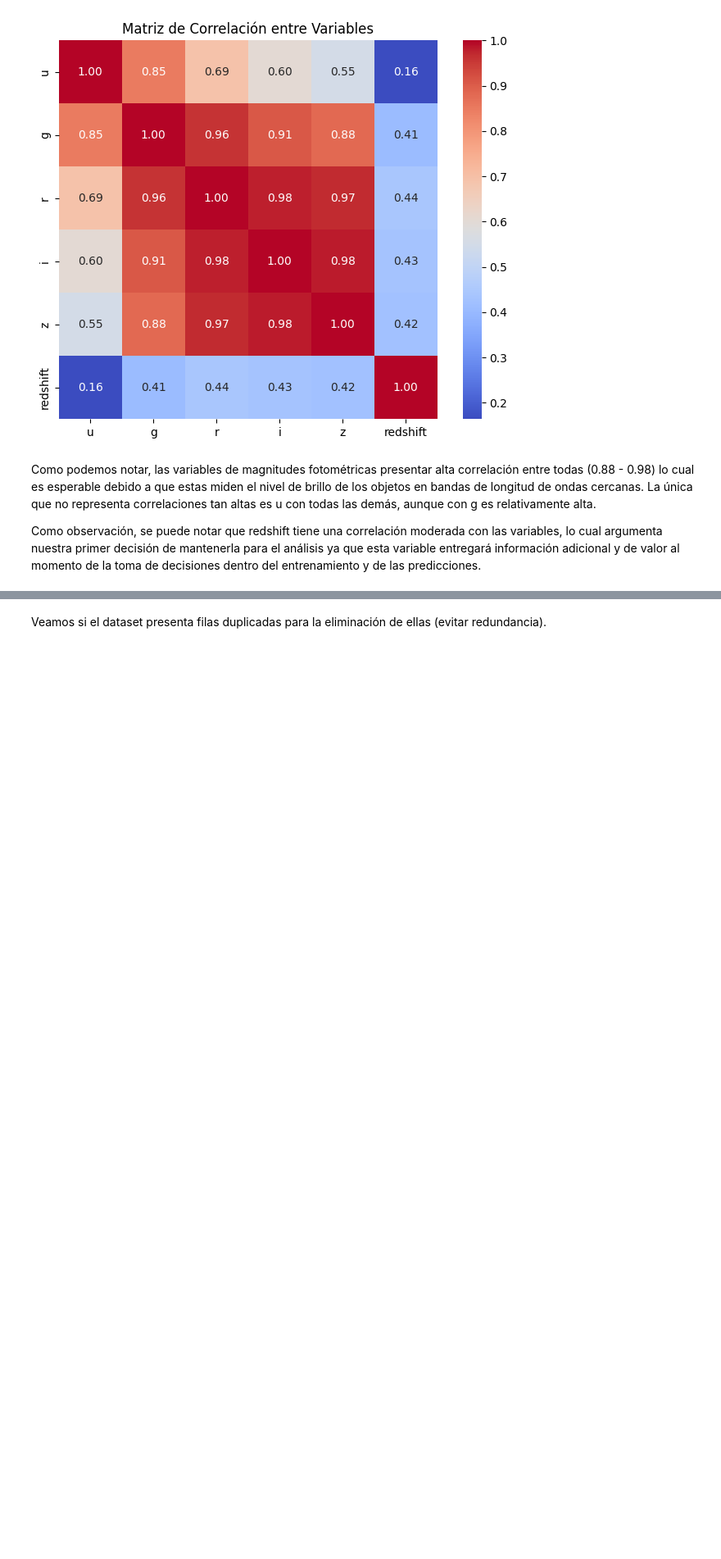
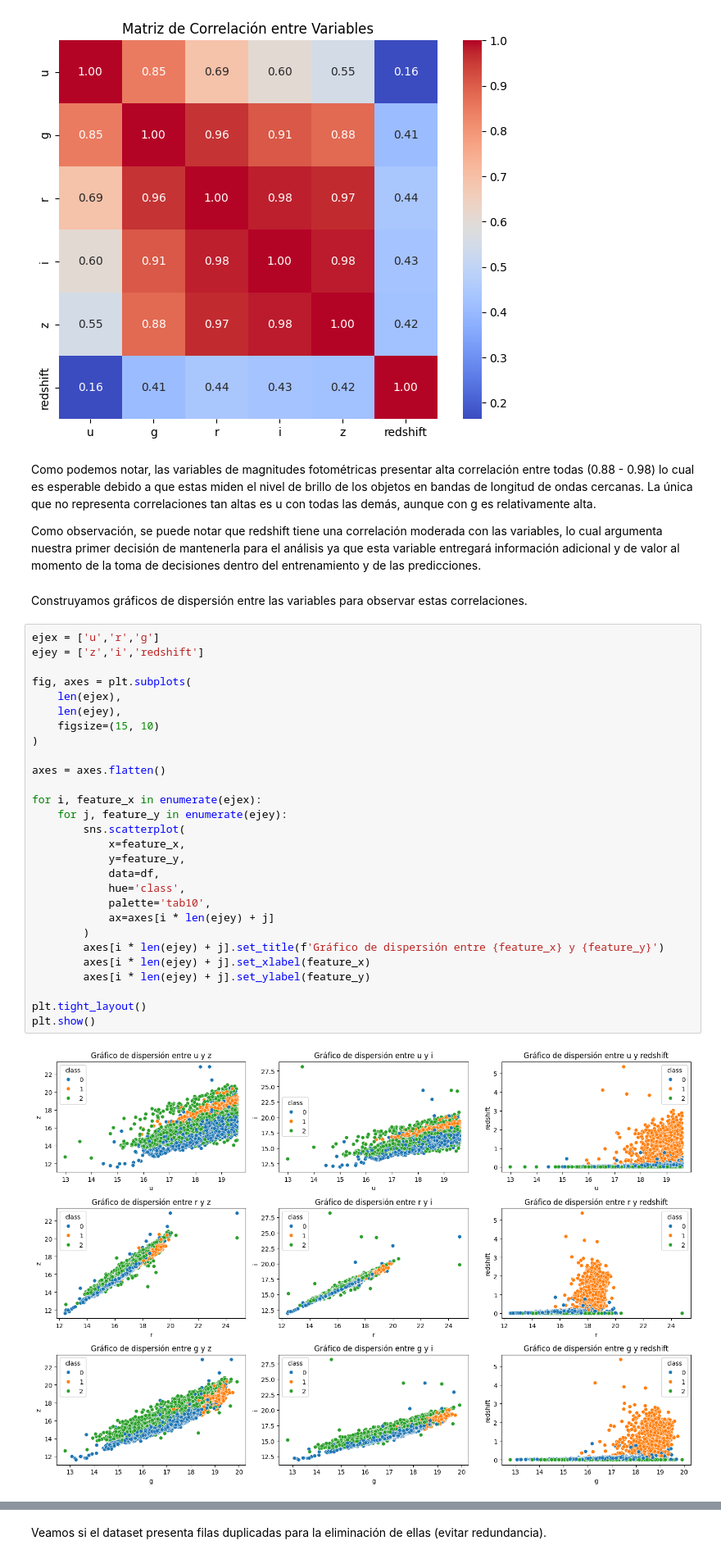
Before and after one commit to Kevin2558/Data_Science_Borrador, a Jupyter notebook: 10_Proyecto_Final/Opcion_2/Borrador.ipynb, the cells around one changed output, grey strips where cells are left out. Shown at 82% size. Drawn from its saved outputs; the diff is of its cells as text; blank space fills up the shorter version.

```diff
--- a/10_Proyecto_Final/Opcion_2/Borrador.ipynb
+++ b/10_Proyecto_Final/Opcion_2/Borrador.ipynb
@@ -253,3 +263,35 @@ plt.show()
 Como podemos notar, las variables de magnitudes fotométricas presentar alta correlación entre todas (0.88 - 0.98) lo cual es esperable debido a que estas miden el nivel de brillo de los objetos en bandas de longitud de ondas cercanas. La única que no representa correlaciones tan altas es u con todas las demás, aunque con g es relativamente alta.
 
 Como observación, se puede notar que redshift tiene una correlación moderada con las variables, lo cual argumenta nuestra primer decisión de mantenerla para el análisis ya que esta variable entregará información adicional y de valor al momento de la toma de decisiones dentro del entrenamiento y de las predicciones.
+# %% [markdown]
+Construyamos gráficos de dispersión entre las variables para observar estas correlaciones.
+# %%
+ejex = ['u','r','g']
+ejey = ['z','i','redshift']
+
+fig, axes = plt.subplots(
+    len(ejex),
+    len(ejey),
+    figsize=(15, 10)
+)
+
+axes = axes.flatten()
+
+for i, feature_x in enumerate(ejex):
+    for j, feature_y in enumerate(ejey):
+        sns.scatterplot(
+            x=feature_x,
+            y=feature_y,
+            data=df,
+            hue='class',
+            palette='tab10',
+            ax=axes[i * len(ejey) + j]
+        )
+        axes[i * len(ejey) + j].set_title(f'Gráfico de dispersión entre {feature_x} y {feature_y}')
+        axes[i * len(ejey) + j].set_xlabel(feature_x)
+        axes[i * len(ejey) + j].set_ylabel(feature_y)
+
+plt.tight_layout()
+plt.show()
+# %% [output]
+[figure, added]
```
Also changed, not shown: parts of 7 cells of this notebook.
